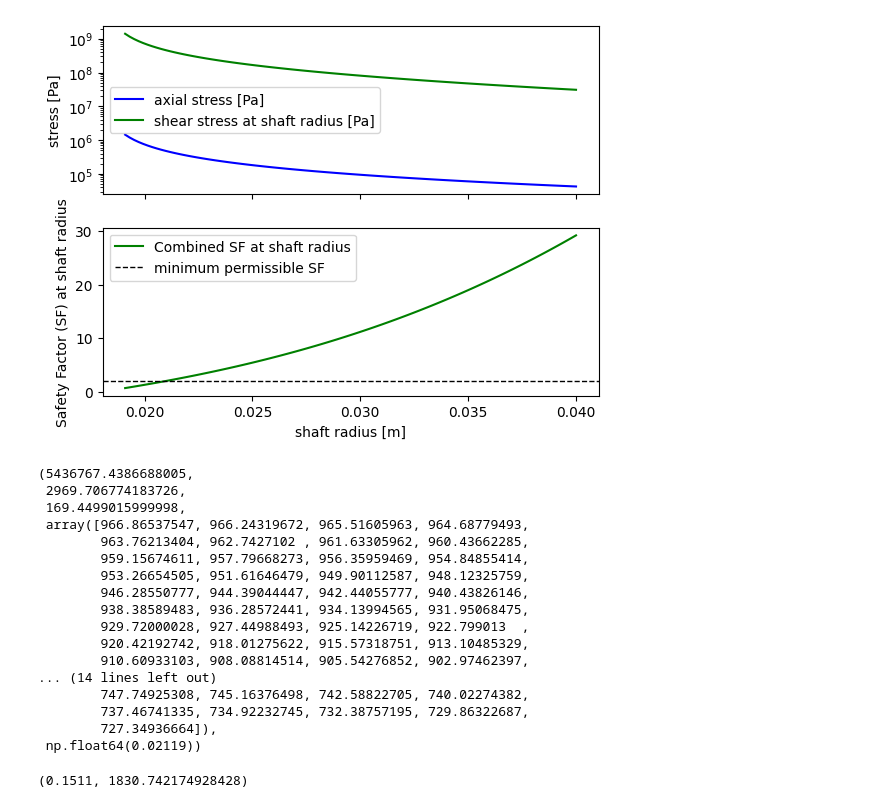
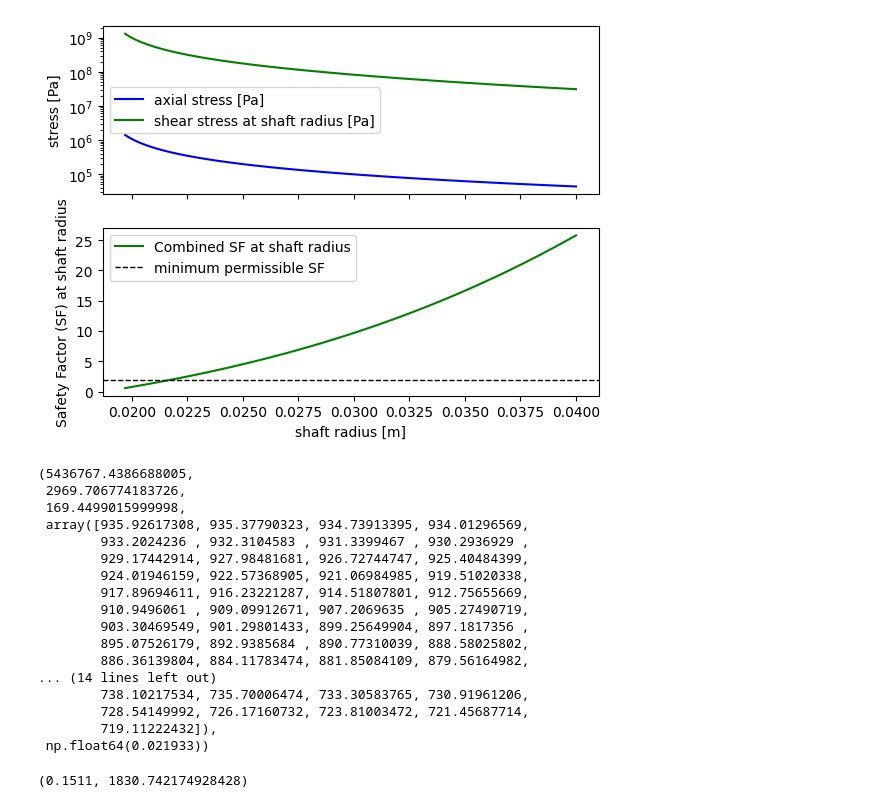
Before and after one commit to thermonuclearCoder/AET, a Jupyter notebook: notebooks_Disc_stresses.ipynb, the cells around one changed output. Cells and saved outputs as stored; diff of their text form; code cells hidden in the pictures.

```diff
--- a/notebooks_Disc_stresses.ipynb
+++ b/notebooks_Disc_stresses.ipynb
@@ -32,7 +32,7 @@ R_ii = np.linspace(0.01, 0.04, 101)
 
 tau = 2*Torque/(np.pi*R_ii**3)       #shear stress [Pa]
 sigma_x = F_n/(np.pi*R_ii**2)        #axial stress [Pa]
-sigma_y = 1800e6                  #yield stress [Pa]
+sigma_y = 1600e6                  #yield stress [Pa]
 
 SF_shaft = sigma_y/np.sqrt(sigma_x**2 + 4*tau**2)
 permissible_SF = 2
@@ -110,52 +110,52 @@ J = 0.5*np.pi*(R_i**4 - R_ii**4)
 
 tau = Torque*R_i/J       #shear stress [Pa]
 sigma_x = F_n/Area        #axial stress [Pa]
-sigma_y = 1800e6                  #yield stress [Pa]
+sigma_y = 1600e6                  #yield stress [Pa]
 
 SF_shaft = sigma_y/np.sqrt(sigma_x**2 + 4*tau**2)
 permissible_SF = 2
 
 #plotting
 
 fig, (ax_stress, ax_SF_shaft) = plt.subplots(2, 1, sharex=True)
 
 
 ax_SF_shaft.plot(R_i, SF_shaft, color='green', label='Combined SF at shaft radius')
 ax_SF_shaft.set_xlabel('shaft radius [m]')
 ax_SF_shaft.set_ylabel('Safety Factor (SF) at shaft radius')
 ax_SF_shaft.axhline(y=permissible_SF, color='black', linestyle='dashed', linewidth=1, label='minimum permissible SF')
 ax_SF_shaft.legend()
 
 ax_stress.plot(R_i, sigma_x, color='blue', label='axial stress [Pa]')
 ax_stress.plot(R_i, tau, color='green', label='shear stress at shaft radius [Pa]')
 ax_stress.set_ylabel('stress [Pa]')
 ax_stress.set_yscale('log')
 ax_stress.legend()
 
 plt.show()
 
 R_i = R_i[SF_shaft >= permissible_SF][0]        #returns shaft radius for which safety factor is 2
 
 W_sh, Torque, F_n, tau/sigma_x, R_i
 # %% [output]
-[figure, old version]
+[figure, new version]
 (5436767.4386688005,
  2969.706774183726,
  169.4499015999998,
- array([966.86537547, 966.24319672, 965.51605963, 964.68779493,
-        963.76213404, 962.7427102 , 961.63305962, 960.43662285,
-        959.15674611, 957.79668273, 956.35959469, 954.84855414,
-        953.26654505, 951.61646479, 949.90112587, 948.12325759,
-        946.28550777, 944.39044447, 942.44055777, 940.43826146,
-        938.38589483, 936.28572441, 934.13994565, 931.95068475,
-        929.72000028, 927.44988493, 925.14226719, 922.799013  ,
-        920.42192742, 918.01275622, 915.57318751, 913.10485329,
-        910.60933103, 908.08814514, 905.54276852, 902.97462397,
+ array([935.92617308, 935.37790323, 934.73913395, 934.01296569,
+        933.2024236 , 932.3104583 , 931.3399467 , 930.2936929 ,
+        929.17442914, 927.98481681, 926.72744747, 925.40484399,
+        924.01946159, 922.57368905, 921.06984985, 919.51020338,
+        917.89694611, 916.23221287, 914.51807801, 912.75655669,
+        910.9496061 , 909.09912671, 907.2069635 , 905.27490719,
+        903.30469549, 901.29801433, 899.25649904, 897.1817356 ,
+        895.07526179, 892.9385684 , 890.77310039, 888.58025802,
+        886.36139804, 884.11783474, 881.85084109, 879.56164982,
 ... (14 lines left out)
-        747.74925308, 745.16376498, 742.58822705, 740.02274382,
-        737.46741335, 734.92232745, 732.38757195, 729.86322687,
-        727.34936664]),
- np.float64(0.02119))
+        738.10217534, 735.70006474, 733.30583765, 730.91961206,
+        728.54149992, 726.17160732, 723.81003472, 721.45687714,
+        719.11222432]),
+ np.float64(0.021933))
 # %%
 #HARDCODED VARIABLES
 
```
Also changed, not shown: parts of 1 cell of this notebook.
